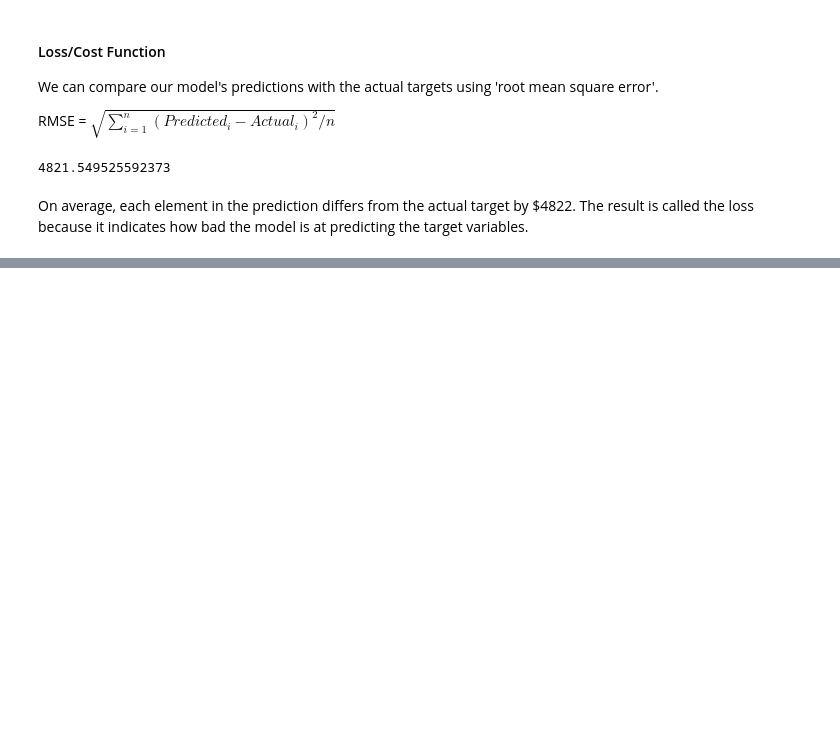
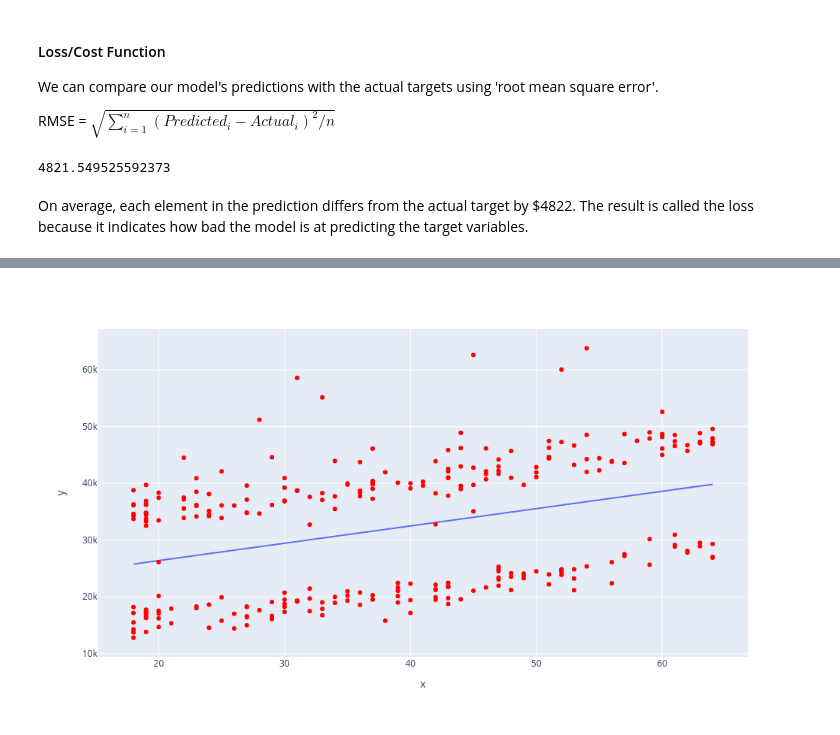
Before and after one commit to hereliesadvaith/Coding-Tutorials, a Jupyter notebook: 01_python/06_libraries/04_scikit_learn/00_linear_regression.ipynb, the cells around one changed output, grey strips where cells are left out. Drawn from its saved outputs; the diff is of its cells as text; code cells hidden in the pictures; blank space fills up the shorter version.

```diff
--- a/01_python/06_libraries/04_scikit_learn/00_linear_regression.ipynb
+++ b/01_python/06_libraries/04_scikit_learn/00_linear_regression.ipynb
@@ -324,0 +436,4 @@ On average, each element in the prediction differs from the actual target by $48
+# %%
+try_parameters(smoker_df, model.coef_, model.intercept_)
+# %% [output]
+[figure, added]
```
Also changed, not shown: parts of 53 cells of this notebook.
